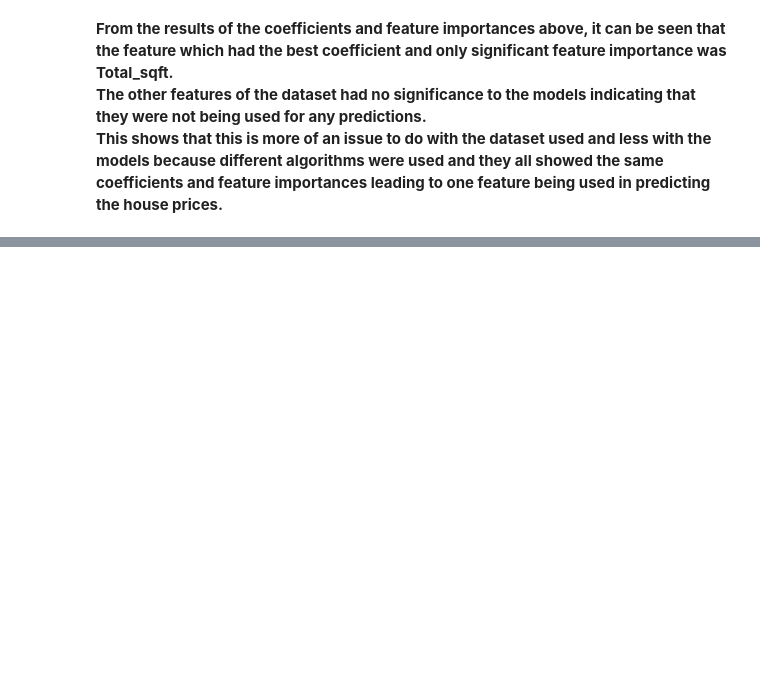
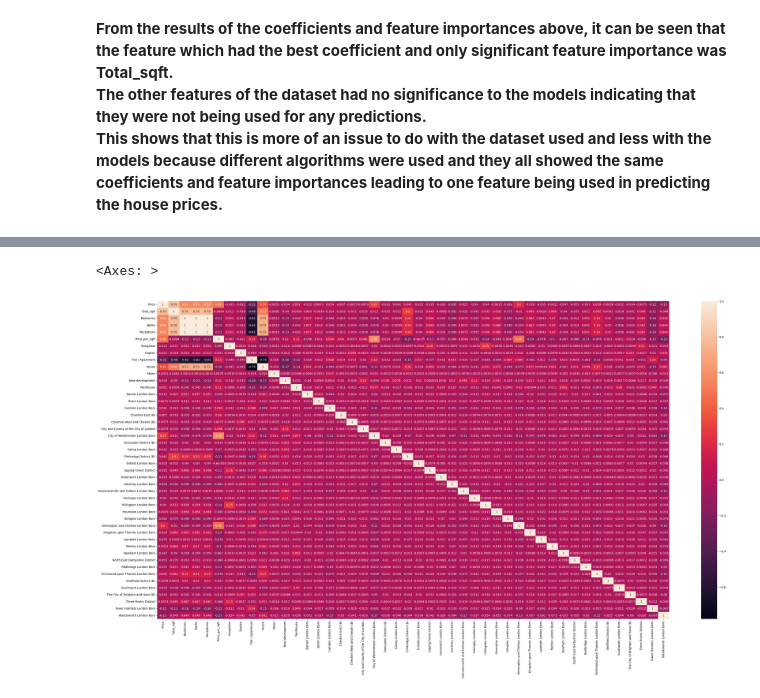
Before and after one commit to algymud510/London-House-Price-Prediction, a Jupyter notebook: model/London House Price Prediction.ipynb, the cells around one changed output, grey strips where cells are left out. Drawn from its saved outputs; the diff is of its cells as text; code cells hidden in the pictures; blank space fills up the shorter version.

```diff
--- a/model/London House Price Prediction.ipynb
+++ b/model/London House Price Prediction.ipynb
@@ -812,0 +823,6 @@ __This shows that this is more of an issue to do with the dataset used and less
+# %%
+plt.figure(figsize = (40, 20))
+sns.heatmap(df6.corr(), annot = True)
+# %% [output]
+<Axes: >
+[figure, added]
```
Also changed, not shown: parts of 5 cells of this notebook, 1 other file.
